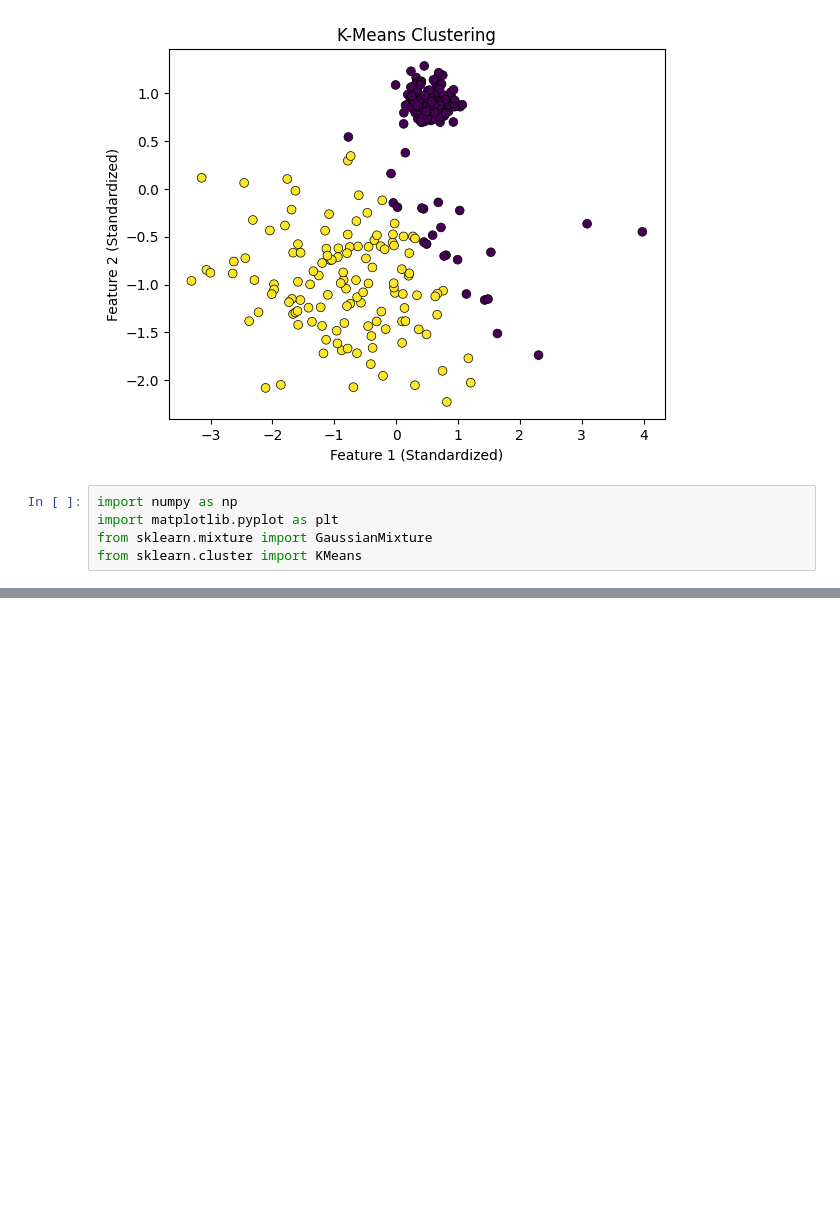
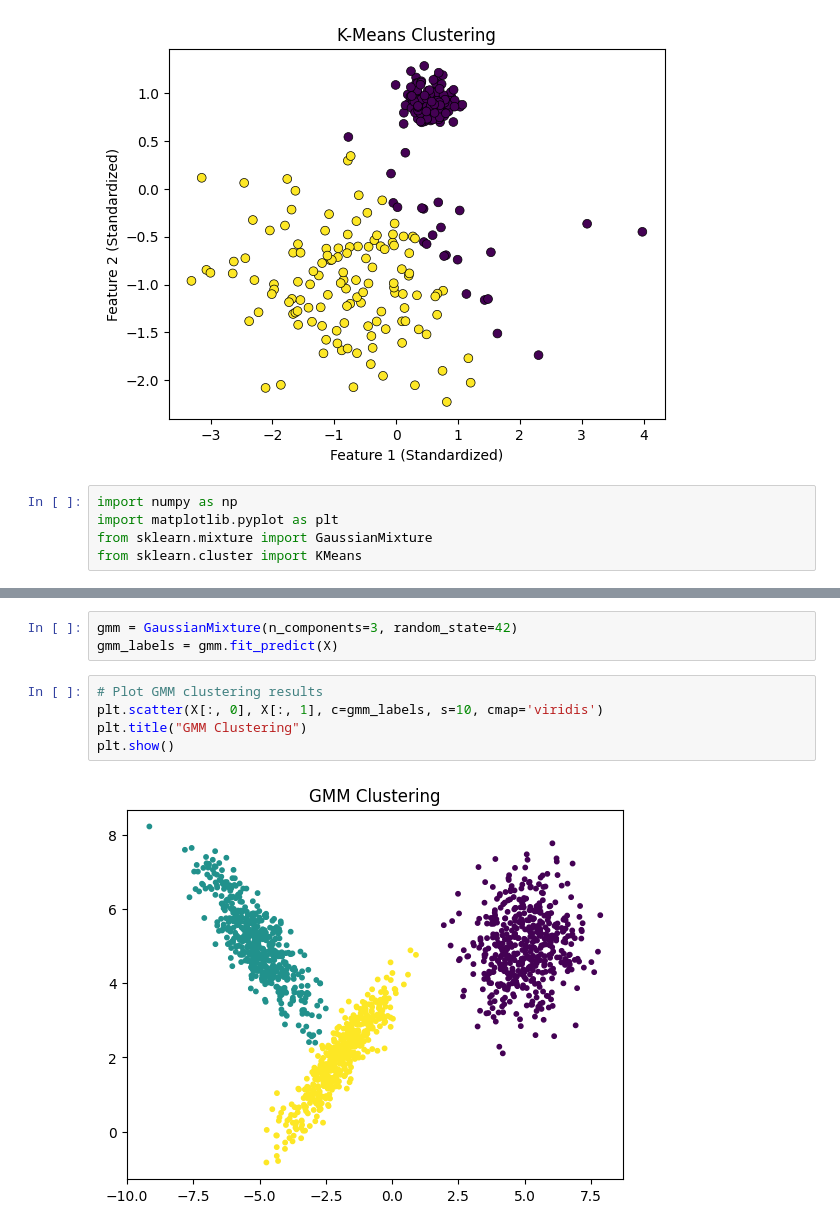
Before and after one commit to piyush1856/machine-learning-algorithms, a Jupyter notebook: 14_clustering/gausian_mixture_model.ipynb, the cells around one changed output, grey strips where cells are left out. Cells and saved outputs as stored; diff of their text form; blank space fills up the shorter version.

```diff
--- a/14_clustering/gausian_mixture_model.ipynb
+++ b/14_clustering/gausian_mixture_model.ipynb
@@ -56,0 +97,10 @@ from sklearn.cluster import KMeans
+# %%
+gmm = GaussianMixture(n_components=3, random_state=42)
+gmm_labels = gmm.fit_predict(X)
+# %%
+# Plot GMM clustering results
+plt.scatter(X[:, 0], X[:, 1], c=gmm_labels, s=10, cmap='viridis')
+plt.title("GMM Clustering")
+plt.show()
+# %% [output]
+[figure, added]
```
Also changed, not shown: parts of 7 cells of this notebook.
